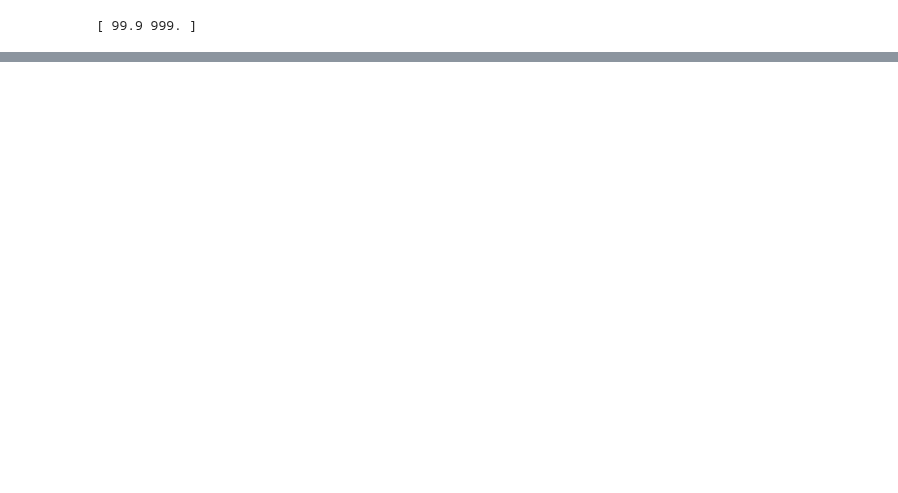
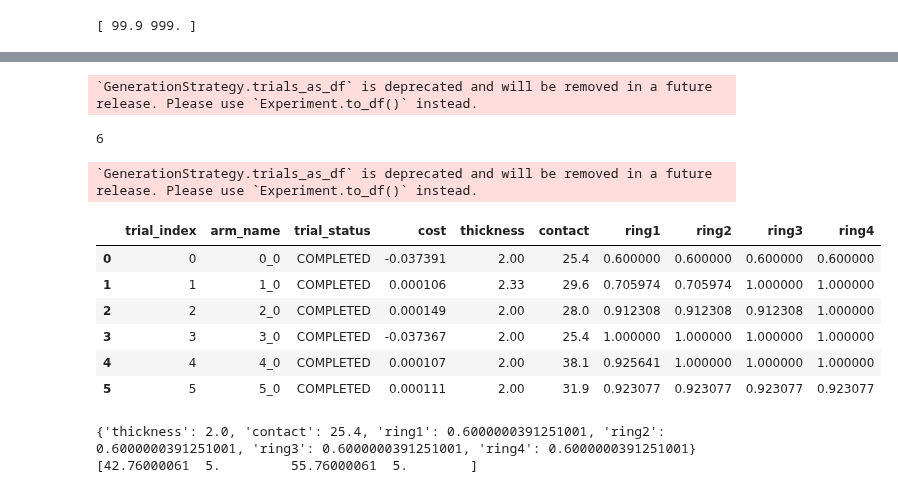
Before and after one commit to c-y-i/Mod_DOE, a Jupyter notebook: scratch.ipynb, the cells around one changed output, grey strips where cells are left out. Drawn from its saved outputs; the diff is of its cells as text; code cells hidden in the pictures; blank space fills up the shorter version.

```diff
--- a/scratch.ipynb
+++ b/scratch.ipynb
@@ -380,0 +378,16 @@ ValueError: 33.400001525878906 is not a valid value for parameter RangeParameter
+# %%
+len(SPA_ax_client.generation_strategy.trials_as_df)
+# %% [output]
+`GenerationStrategy.trials_as_df` is deprecated and will be removed in a future release. Please use `Experiment.to_df()` instead.
+6
+# %%
+SPA_ax_client.generation_strategy.trials_as_df
+# %% [output]
+`GenerationStrategy.trials_as_df` is deprecated and will be removed in a future release. Please use `Experiment.to_df()` instead.
+|  | trial_index | arm_name | trial_status | cost | thickness | contact | ring1 | ring2 | ring3 | ring4 |
+| 0 | 0 | 0_0 | COMPLETED | -0.037391 | 2.00 | 25.4 | 0.600000 | 0.600000 | 0.600000 | 0.600000 |
+| 1 | 1 | 1_0 | COMPLETED | 0.000106 | 2.33 | 29.6 | 0.705974 | 0.705974 | 1.000000 | 1.000000 |
+| 2 | 2 | 2_0 | COMPLETED | 0.000149 | 2.00 | 28.0 | 0.912308 | 0.912308 | 0.912308 | 1.000000 |
+| 3 | 3 | 3_0 | COMPLETED | -0.037367 | 2.00 | 25.4 | 1.000000 | 1.000000 | 1.000000 | 1.000000 |
+| 4 | 4 | 4_0 | COMPLETED | 0.000107 | 2.00 | 38.1 | 0.925641 | 1.000000 | 1.000000 | 1.000000 |
+| 5 | 5 | 5_0 | COMPLETED | 0.000111 | 2.00 | 31.9 | 0.923077 | 0.923077 | 0.923077 | 0.923077 |
@@ -380,0 +405,7 @@ ValueError: 33.400001525878906 is not a valid value for parameter RangeParameter
+# %%
+best_parameters, values = SPA_ax_client.get_best_parameters()
+print(best_parameters)
+print(get_params(best_parameters))
+# %% [output]
+{'thickness': 2.0, 'contact': 25.4, 'ring1': 0.6000000391251001, 'ring2': 0.6000000391251001, 'ring3': 0.6000000391251001, 'ring4': 0.6000000391251001}
+[42.76000061  5.         55.76000061  5.        ]
```
Also changed, not shown: parts of 20 cells of this notebook, 1 other file.
